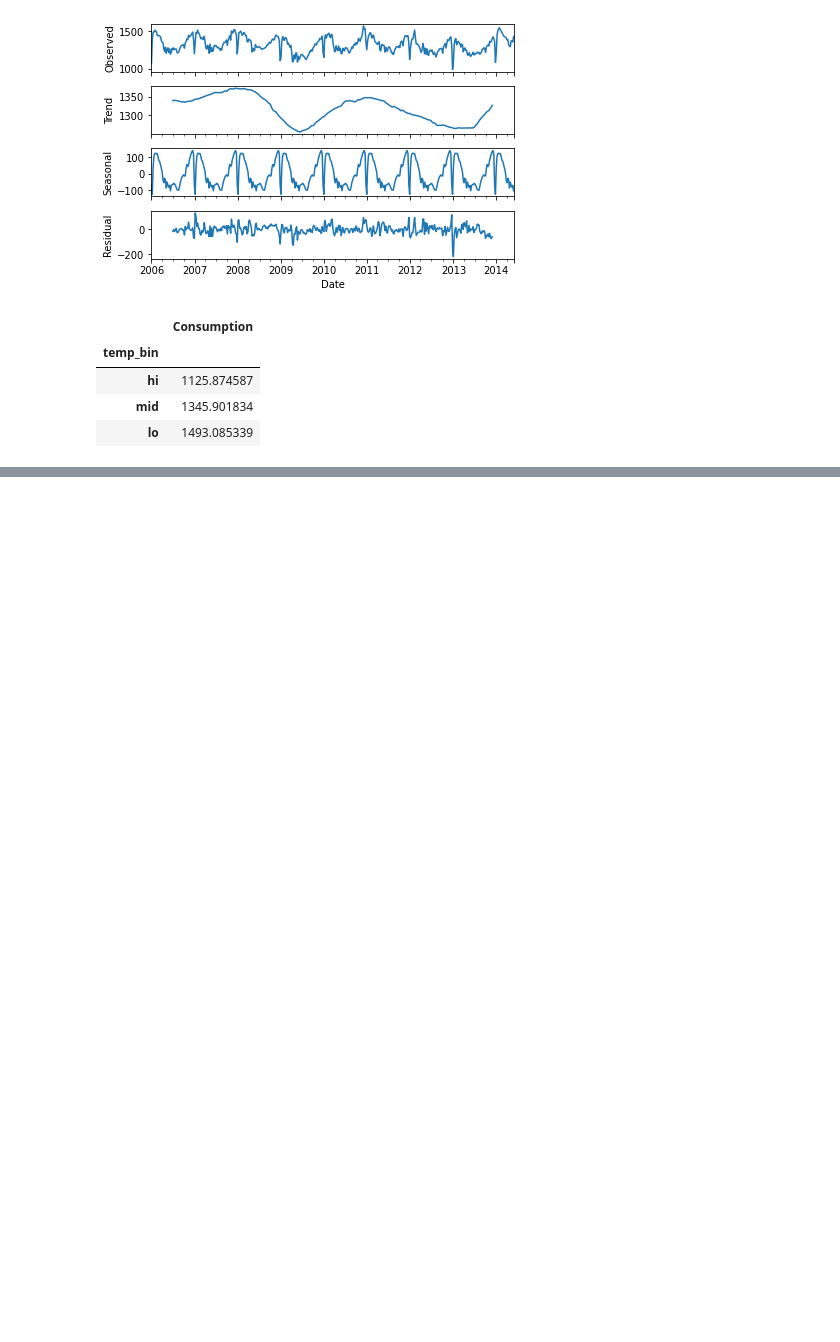
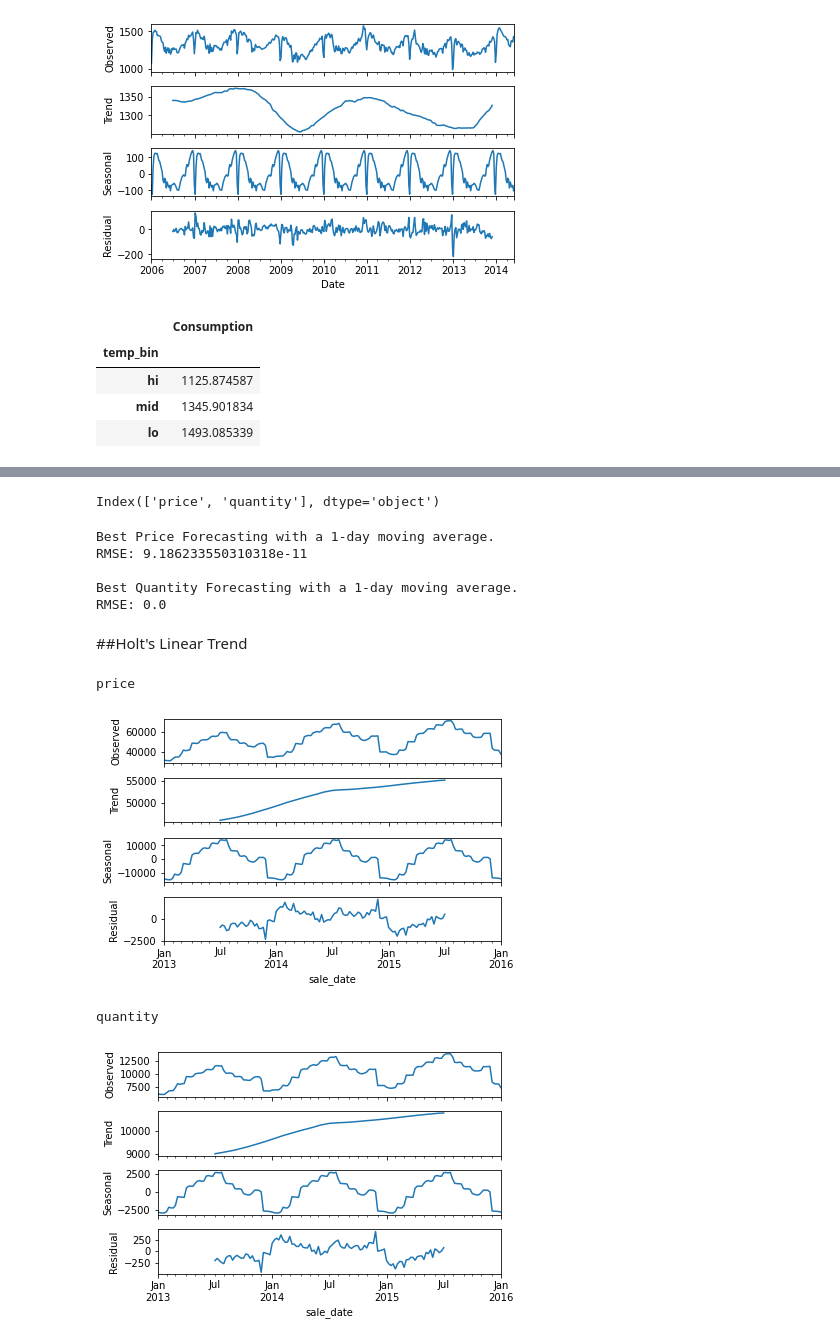
Before and after one commit to konstanzer/time-series, a Jupyter notebook: time_series.ipynb, the cells around one changed output, grey strips where cells are left out. Saved outputs shown, nothing was run; the diff lists cells and outputs as text; code cells hidden in the pictures; blank space fills up the shorter version.

```diff
--- a/time_series.ipynb
+++ b/time_series.ipynb
@@ -667,0 +738,45 @@ plt.show()
+# %%
+val.columns
+# %% [output]
+Index(['price', 'quantity'], dtype='object')
+# %%
+periods = [1,3,5,7,9,10,30,60,90,120]
+p_rmse, q_rmse = 1e6, 1e6
+
+for per in periods:
+  ma_df =  val.rolling(per).mean()
+
+  rmse = mean_squared_error(val.price, ma_df.price.fillna(p_mean),
+                            squared=False)
+  if rmse < p_rmse:
+    p_rmse = rmse
+    pp = per
+
+  rmse = mean_squared_error(val.quantity, ma_df.quantity.fillna(q_mean),
+                            squared=False)
+  if rmse < q_rmse:
+    q_rmse = rmse
+    pq = per
+
+print(f'Best Price Forecasting with a {pp}-day moving average.')
+print(f'RMSE: {p_rmse}')
+print(f'\nBest Quantity Forecasting with a {pq}-day moving average.')
+print(f'RMSE: {q_rmse}')
+# %% [output]
+Best Price Forecasting with a 1-day moving average.
+RMSE: 9.186233550310318e-11
+
+Best Quantity Forecasting with a 1-day moving average.
+RMSE: 0.0
+# %% [markdown]
+##Holt's Linear Trend
+# %%
+for col in train.columns:
+    print(col,'\n')
+    _ = sm.tsa.seasonal_decompose(train[col].resample('W').mean()).plot()
+    plt.show()
+# %% [output]
+price
+[figure, added]
+quantity
+[figure, added]
```
Also changed, not shown: parts of 25 cells of this notebook.
